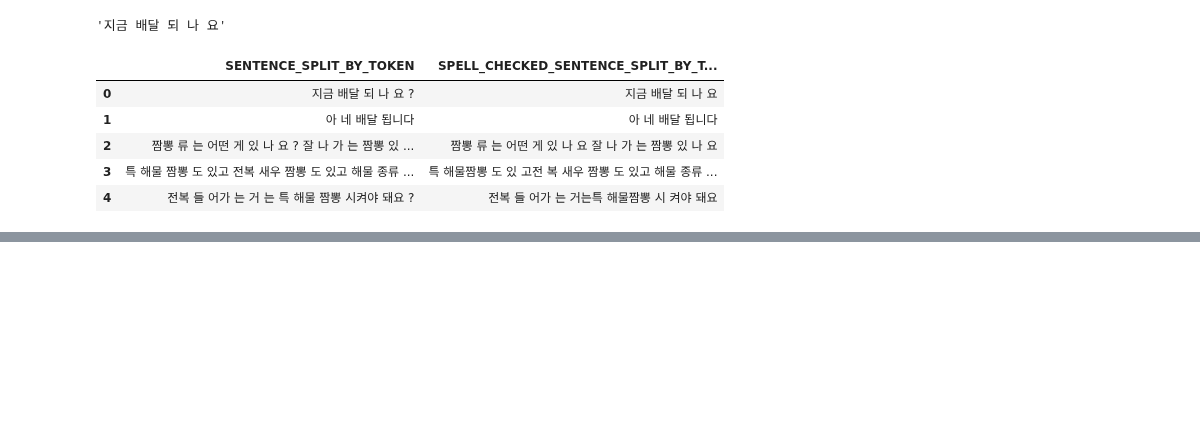
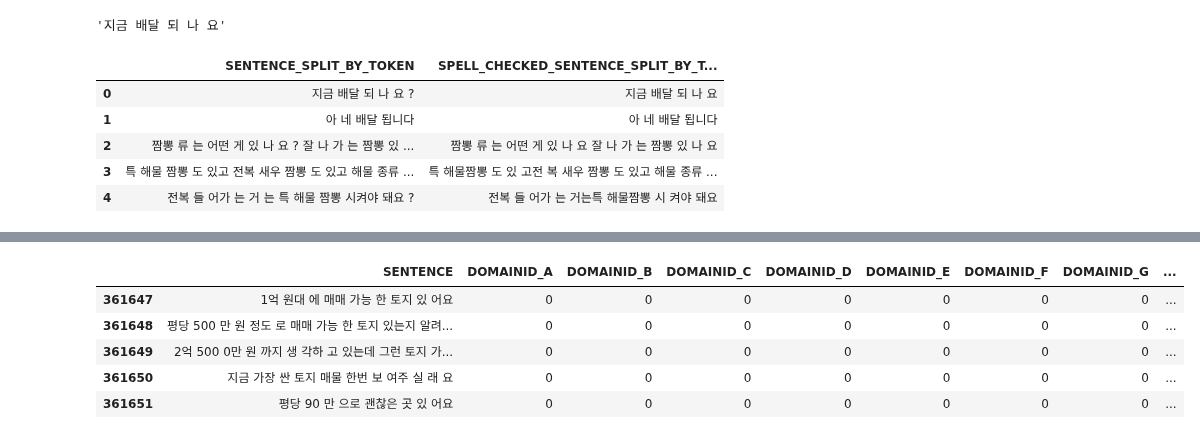
Before and after one commit to KangnamUnivShuttle/tensor_study, a Jupyter notebook: notebook/NLP/Data preprocessing.ipynb, the cells around one changed output, grey strips where cells are left out. Saved outputs shown, nothing was run; the diff lists cells and outputs as text; code cells hidden in the pictures; blank space fills up the shorter version.

```diff
--- a/notebook/NLP/Data preprocessing.ipynb
+++ b/notebook/NLP/Data preprocessing.ipynb
@@ -879,0 +940,9 @@ mergedDataFrame.to_csv(csv_path, header=True, index=False)
+# %%
+trainDataFrame.tail()
+# %% [output]
+|  | SENTENCE | DOMAINID_A | DOMAINID_B | DOMAINID_C | DOMAINID_D | DOMAINID_E | DOMAINID_F | DOMAINID_G | ... |
+| 361647 | 1억 원대 에 매매 가능 한 토지 있 어요 | 0 | 0 | 0 | 0 | 0 | 0 | 0 | ... |
+| 361648 | 평당 500 만 원 정도 로 매매 가능 한 토지 있는지 알려... | 0 | 0 | 0 | 0 | 0 | 0 | 0 | ... |
+| 361649 | 2억 500 0만 원 까지 생 각하 고 있는데 그런 토지 가... | 0 | 0 | 0 | 0 | 0 | 0 | 0 | ... |
+| 361650 | 지금 가장 싼 토지 매물 한번 보 여주 실 래 요 | 0 | 0 | 0 | 0 | 0 | 0 | 0 | ... |
+| 361651 | 평당 90 만 으로 괜찮은 곳 있 어요 | 0 | 0 | 0 | 0 | 0 | 0 | 0 | ... |
```
Also changed, not shown: parts of 9 cells of this notebook.
